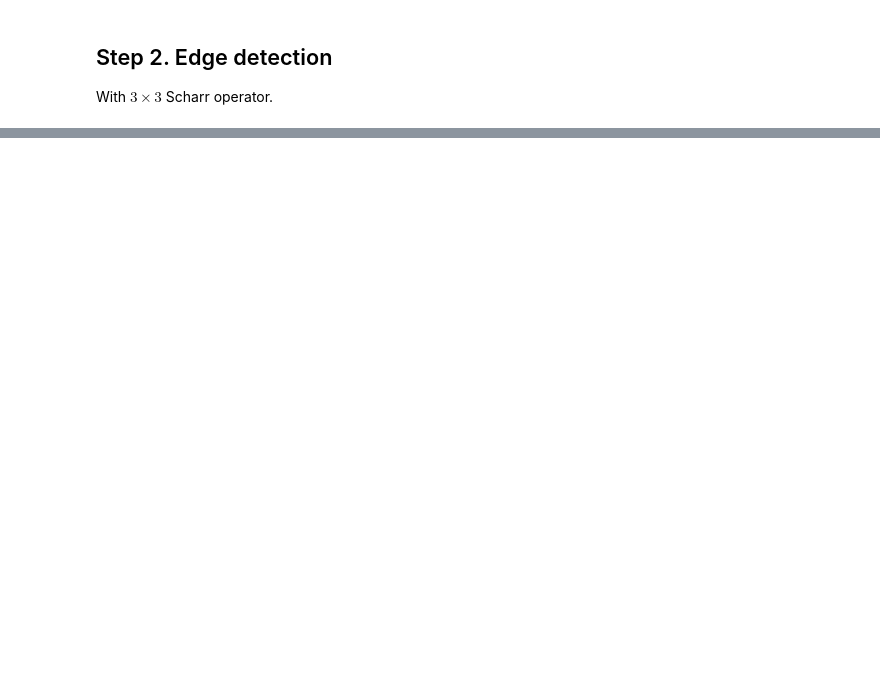
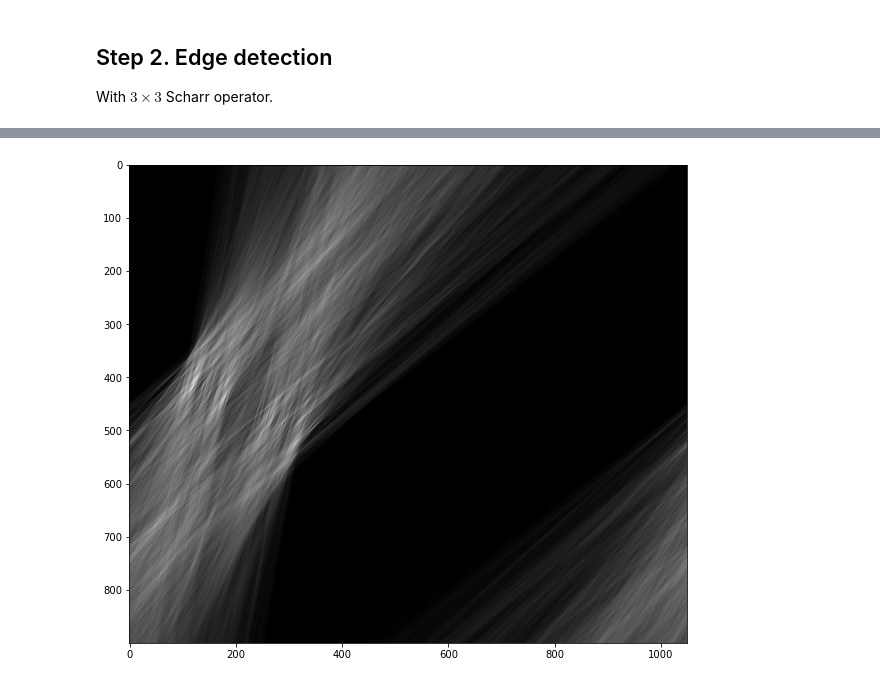
Before and after one commit to jointpoints/perspective-control, a Jupyter notebook: experiments/hough_transform.ipynb, the cells around one changed output, grey strips where cells are left out. Cells and saved outputs as stored; diff of their text form; code cells hidden in the pictures; blank space fills up the shorter version.

```diff
--- a/experiments/hough_transform.ipynb
+++ b/experiments/hough_transform.ipynb
@@ -87,0 +109,16 @@ scharr(image).show()
+# %%
+def hough_kb(image):
+    # 1. Initialise parameter spaces
+    k_step_h = 1 / image.shape[1]
+    voters_h = np.zeros((2 * image.shape[1], image.shape[0] + image.shape[1]), dtype='int')
+    # ... vertical
+    # 2. Saturate Hough spaces
+    for point in np.array(np.where(edges == 255)).T:
+        k_h = -1.0
+        for step_i in range(voters_h.shape[0]):
+            voters_h[step_i][int(point[1] - k_h * point[0])] += 1
+            k_h += k_step_h
+        # ... vertical
+    return voters_h
+# %%
+voters_h = hough_kb(edges)
@@ -87,0 +135,4 @@ scharr(image).show()
+# %%
+render_image(voters_h / np.max(voters_h), grayscale=True)
+# %% [output]
+[figure, added]
```
Also changed, not shown: parts of 13 cells of this notebook, 1 other file.
